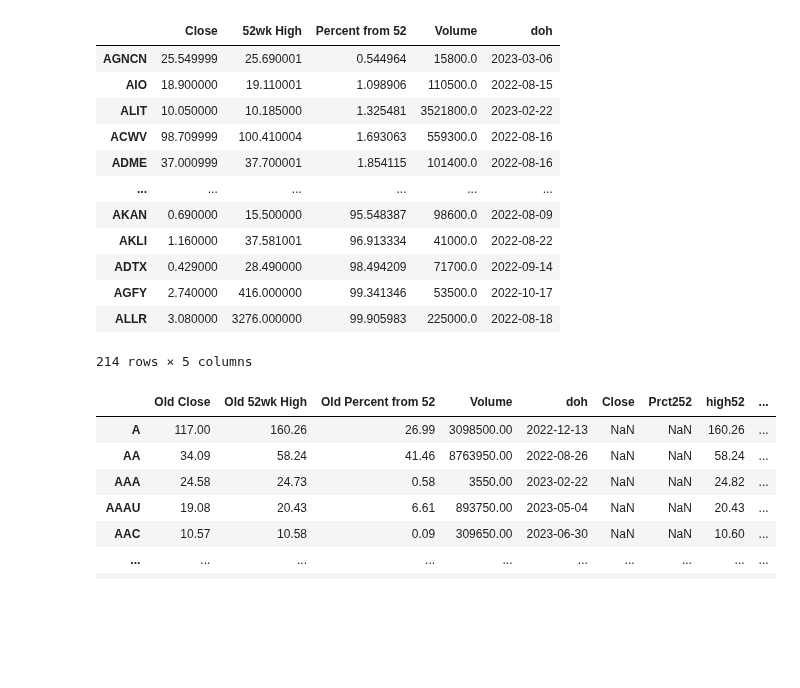
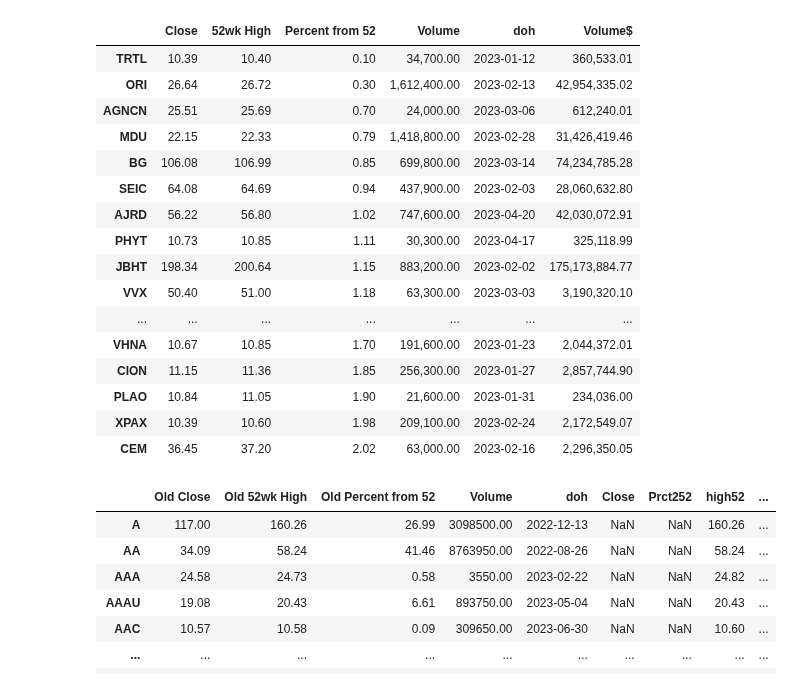
Before and after one commit to Idanq1/Stocks-Strategies, a Jupyter notebook: Scanners/Screener8 52 high.ipynb, the cells around one changed output. Cells and saved outputs as stored; diff of their text form; code cells hidden in the pictures; blank space fills up the shorter version.

```diff
--- a/Scanners/Screener8 52 high.ipynb
+++ b/Scanners/Screener8 52 high.ipynb
@@ -11,26 +13,24 @@ def get_tickers(file=r"Stock names.txt"):
         tickers = f.read().split("\n")
     return [ticker for ticker in tickers if "." not in ticker]
 # %%
-def get_all_tickers():
+def get_all_tickers(etf=False):
     # Get a list of all available tickers from Yahoo Finance
     all_tickers = web.get_nasdaq_symbols()
+    all_tickers = all_tickers[all_tickers["Test Issue"]]  # Filter out stocks that we can't fetch their data for some reason
+
+    if not etf:
+        all_tickers = all_tickers[~all_tickers["ETF"]]  # Filter out ETFs
     tickers = all_tickers.index.tolist()
     return [str(ticker) for ticker in tickers if str(ticker).isalpha()]
-
-    # with open('tickers.txt', 'w') as file:
-    #     for ticker in tickers:
-    #         file.write(ticker + '\n')
-# get_all_tickers()[:10]
 # %%
-def get_info(tickers_list):
-    df = yf.download(tickers_list, period="1y")
-
-    highs = df['High'].max()
-    closes = df['Close'].iloc[-1]
-    pct_to_52 = ((highs - closes) / highs) * 100
+def get_info(df):
+    high = df['High'].max()
+    close = df['Close'].iloc[-1]
+    pct_to_52 = ((high - close) / high) * 100
     volume = df["Volume"].iloc[-1]
     date_of_high = df['High'].idxmax()
 
-    new_df = pd.DataFrame({'Close': closes, '52wk High': highs, "Percent from 52": pct_to_52, "Volume": volume, "doh": date_of_high})
+
+    new_df = pd.DataFrame({'Close': close, '52wk High': high, "Percent from 52": pct_to_52, "Volume": volume, "doh": date_of_high, "Volume$": volume * close})
 
     return new_df
@@ -36,0 +40,5 @@ def get_info(tickers_list):
+# %%
+s = time.time()
+data = get_data(get_all_tickers())
+data_cop = data.copy()
+print(time.time() - s)
@@ -37,6 +63,5 @@ def get_info(tickers_list):
 # %%
-s = time.time()
-df = get_info(get_all_tickers())
-print(time.time() - s)
+df = get_info(data)
 cop = df.copy()
+df
 # %% [output]
@@ -60,21 +81,27 @@ cop = df.copy()
 # %%
+df = cop.copy()
 df = df.dropna(subset=['Close'])
 vol_thresh = 10000
 df = df[df['Volume'] >= vol_thresh]
-time_thresh = datetime.now() - timedelta(days=60)
-df = df[df["doh"] < time_thresh]
-df.sort_values(by='Percent from 52', ascending=True)
+time_thresh1 = datetime.now() - timedelta(days=90)  # Hit the high between 120 and 200 days ago (3 - 7 months)
+time_thresh2 = datetime.now() - timedelta(days=200)
+df = df[(df["doh"] < time_thresh1) & (df["doh"] > time_thresh2)]
+df.sort_values(by='Percent from 52', ascending=True).head(20)
 # %% [output]
-|  | Close | 52wk High | Percent from 52 | Volume | doh |
-| AGNCN | 25.549999 | 25.690001 | 0.544964 | 15800.0 | 2023-03-06 |
-| AIO | 18.900000 | 19.110001 | 1.098906 | 110500.0 | 2022-08-15 |
-| ALIT | 10.050000 | 10.185000 | 1.325481 | 3521800.0 | 2023-02-22 |
-| ACWV | 98.709999 | 100.410004 | 1.693063 | 559300.0 | 2022-08-16 |
-| ADME | 37.000999 | 37.700001 | 1.854115 | 101400.0 | 2022-08-16 |
-| ... | ... | ... | ... | ... | ... |
-| AKAN | 0.690000 | 15.500000 | 95.548387 | 98600.0 | 2022-08-09 |
-| AKLI | 1.160000 | 37.581001 | 96.913334 | 41000.0 | 2022-08-22 |
-| ADTX | 0.429000 | 28.490000 | 98.494209 | 71700.0 | 2022-09-14 |
-| AGFY | 2.740000 | 416.000000 | 99.341346 | 53500.0 | 2022-10-17 |
-| ALLR | 3.080000 | 3276.000000 | 99.905983 | 225000.0 | 2022-08-18 |
+|  | Close | 52wk High | Percent from 52 | Volume | doh | Volume$ |
+| TRTL | 10.39 | 10.40 | 0.10 | 34,700.00 | 2023-01-12 | 360,533.01 |
+| ORI | 26.64 | 26.72 | 0.30 | 1,612,400.00 | 2023-02-13 | 42,954,335.02 |
+| AGNCN | 25.51 | 25.69 | 0.70 | 24,000.00 | 2023-03-06 | 612,240.01 |
+| MDU | 22.15 | 22.33 | 0.79 | 1,418,800.00 | 2023-02-28 | 31,426,419.46 |
+| BG | 106.08 | 106.99 | 0.85 | 699,800.00 | 2023-03-14 | 74,234,785.28 |
+| SEIC | 64.08 | 64.69 | 0.94 | 437,900.00 | 2023-02-03 | 28,060,632.80 |
+| AJRD | 56.22 | 56.80 | 1.02 | 747,600.00 | 2023-04-20 | 42,030,072.91 |
+| PHYT | 10.73 | 10.85 | 1.11 | 30,300.00 | 2023-04-17 | 325,118.99 |
+| JBHT | 198.34 | 200.64 | 1.15 | 883,200.00 | 2023-02-02 | 175,173,884.77 |
+| VVX | 50.40 | 51.00 | 1.18 | 63,300.00 | 2023-03-03 | 3,190,320.10 |
+| ... | ... | ... | ... | ... | ... | ... |
+| VHNA | 10.67 | 10.85 | 1.70 | 191,600.00 | 2023-01-23 | 2,044,372.01 |
+| CION | 11.15 | 11.36 | 1.85 | 256,300.00 | 2023-01-27 | 2,857,744.90 |
+| PLAO | 10.84 | 11.05 | 1.90 | 21,600.00 | 2023-01-31 | 234,036.00 |
+| XPAX | 10.39 | 10.60 | 1.98 | 209,100.00 | 2023-02-24 | 2,172,549.07 |
+| CEM | 36.45 | 37.20 | 2.02 | 63,000.00 | 2023-02-16 | 2,296,350.05 |
-214 rows × 5 columns
```
Also changed, not shown: parts of 7 cells of this notebook.
